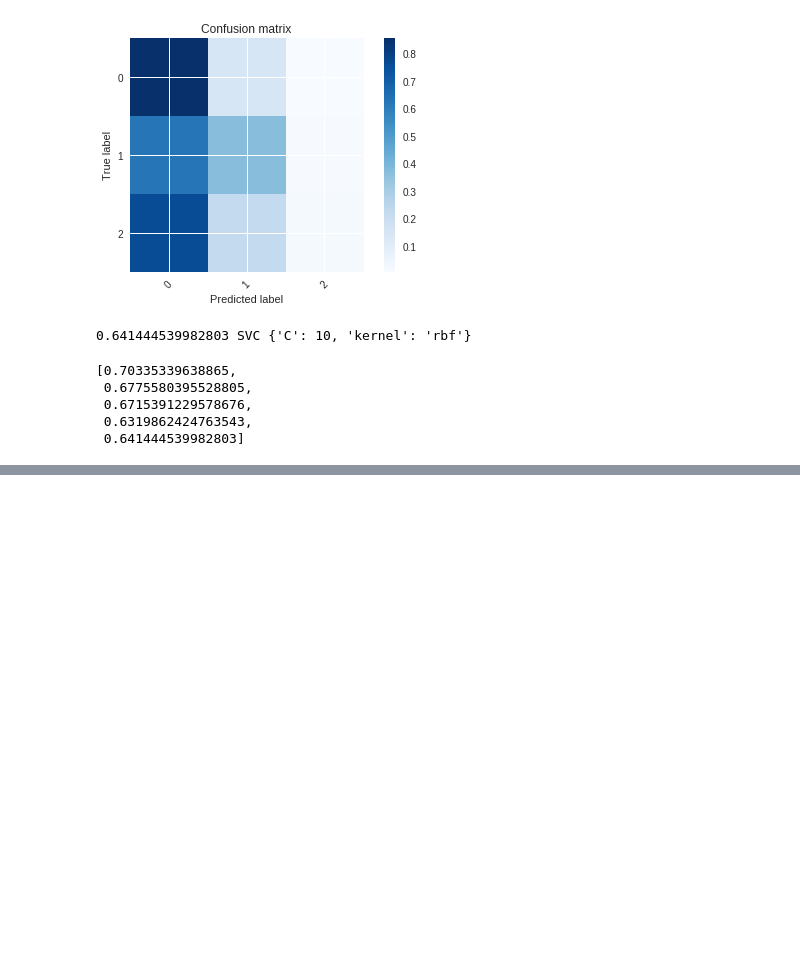
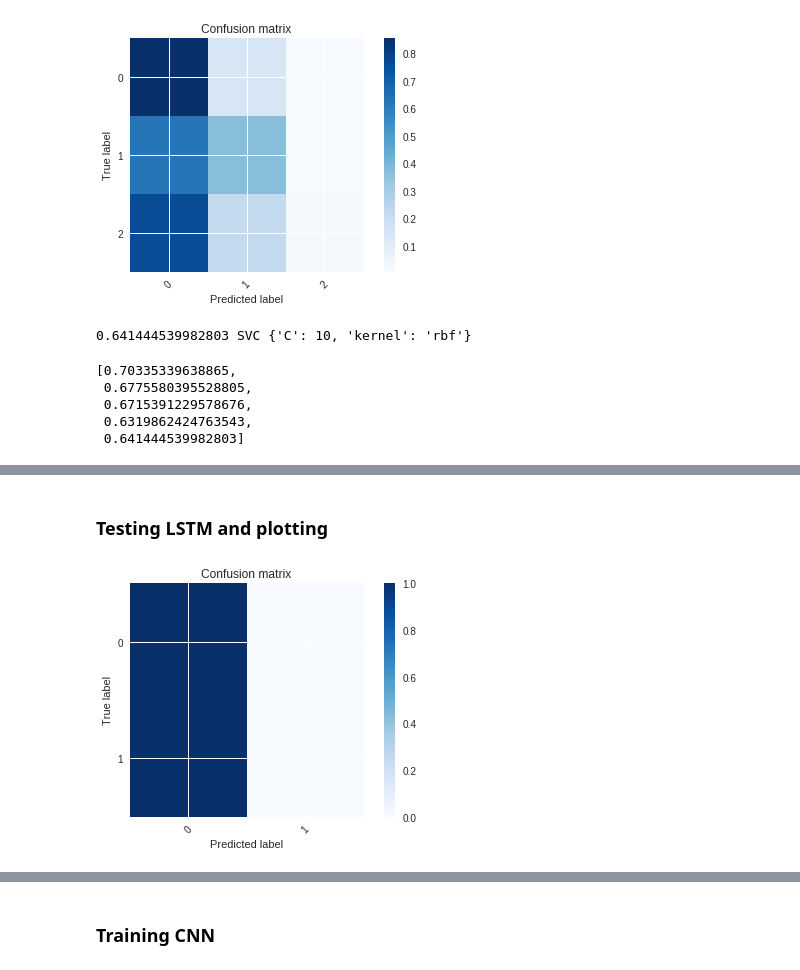
Before and after one commit to ZeyadZanaty/offenseval, a Jupyter notebook: offenseval.ipynb, the cells around one changed output, grey strips where cells are left out. Drawn from its saved outputs; the diff is of its cells as text; code cells hidden in the pictures; blank space fills up the shorter version.

```diff
--- a/offenseval.ipynb
+++ b/offenseval.ipynb
@@ -237,0 +255,13 @@ accs_c
+# %%
+dr_nn = DataReader('./datasets/training-v1/offenseval-training-v1.tsv','A')
+data_nn,labels_nn = dr_nn.get_labelled_data()
+data_nn,labels_nn = dr_nn.shuffle(data_nn,labels_nn,'random')
+
+tr_data_nn,tst_data_nn,tr_labels_nn,tst_labels_nn = split(data_nn,labels_nn,test_size=0.3)
+
+prp = Preprocessor('remove_stopwords','lemmatize')
+tr_data_clean_nn = prp.clean(tr_data_nn)
+tst_data_clean_nn = prp.clean(tst_data_nn)
+
+vct = Vectorizer('count')
+vct.vectorize(tr_data_clean_nn)
@@ -237,0 +270,3 @@ accs_c
+# %%
+lstm = DeepLearner(tr_data_clean_nn,tr_labels_nn,vocab_length=vct.vocab_length,model_type='LSTM')
+lstm.train(epochs=60)
@@ -237,0 +291,7 @@ accs_c
+# %% [markdown]
+### Testing LSTM and plotting
+# %%
+acc = lstm.test_and_plot(tst_data_clean_nn,tst_labels_nn)
+print('LSTM',acc)
+# %% [output]
+[figure, added]
@@ -237,0 +300,2 @@ accs_c
+# %% [markdown]
+### Training CNN
```
Also changed, not shown: parts of 33 cells of this notebook.
